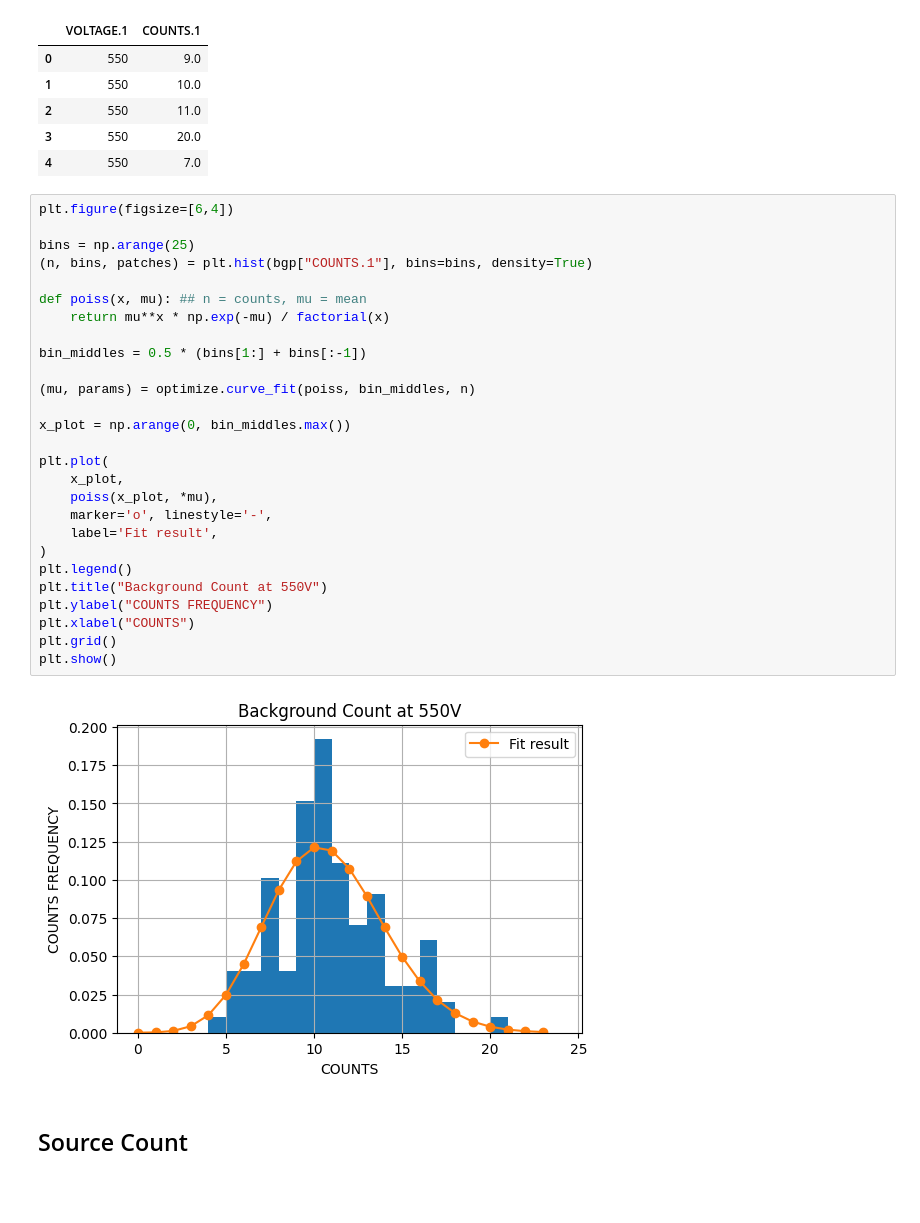
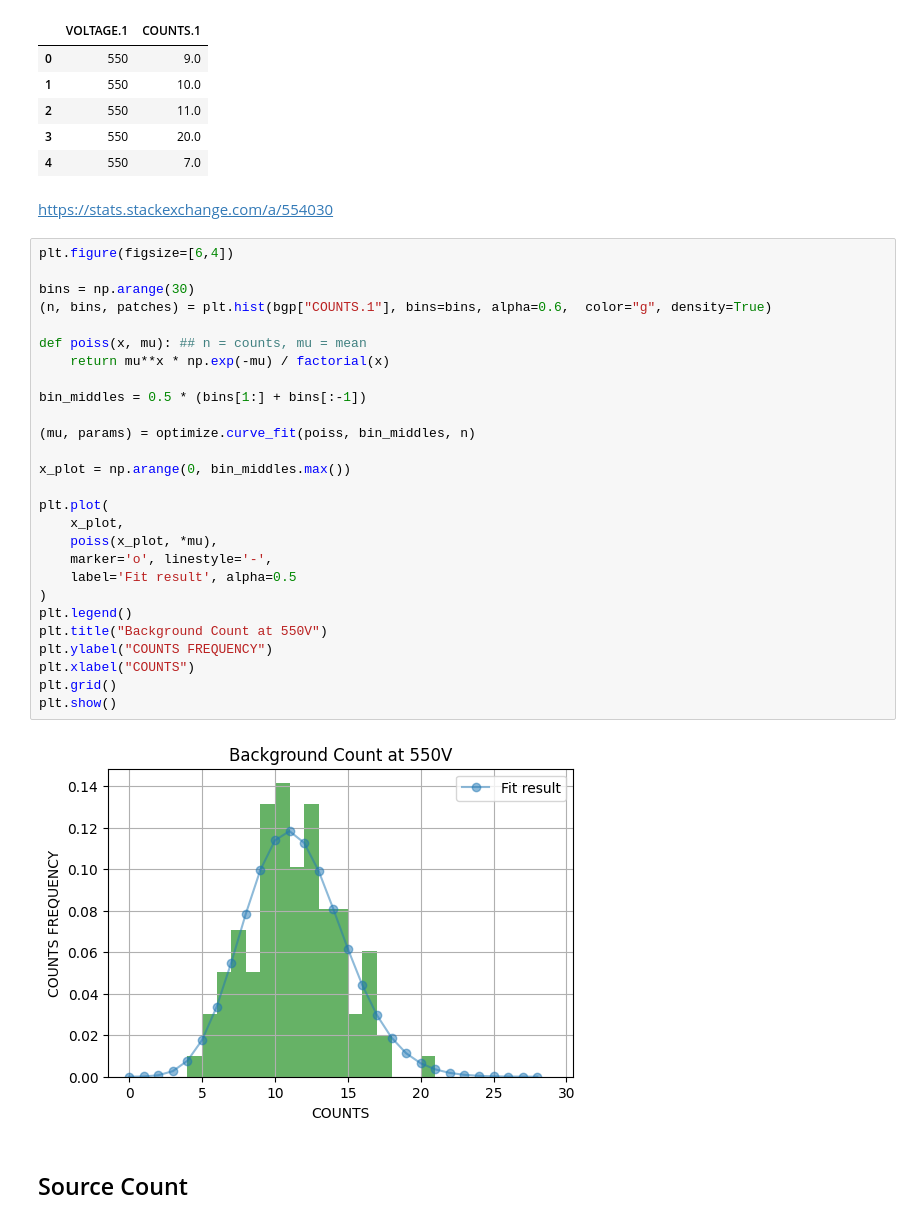
Before and after one commit to dev-aditya/my_codes, a Jupyter notebook: PHY411/gm_counter.ipynb, the cells around one changed output. Drawn from its saved outputs; the diff is of its cells as text; blank space fills up the shorter version.

```diff
--- a/PHY411/gm_counter.ipynb
+++ b/PHY411/gm_counter.ipynb
@@ -75,35 +87,37 @@ See the caveats in the documentation: https://pandas.pydata.org/pandas-docs/stab
 | 2 | 550 | 11.0 |
 | 3 | 550 | 20.0 |
 | 4 | 550 | 7.0 |
+# %% [markdown]
+https://stats.stackexchange.com/a/554030
 # %%
 plt.figure(figsize=[6,4])
 
-bins = np.arange(25)
-(n, bins, patches) = plt.hist(bgp["COUNTS.1"], bins=bins, density=True)
+bins = np.arange(30)
+(n, bins, patches) = plt.hist(bgp["COUNTS.1"], bins=bins, alpha=0.6,  color="g", density=True)
 
 def poiss(x, mu): ## n = counts, mu = mean
     return mu**x * np.exp(-mu) / factorial(x)
 
 bin_middles = 0.5 * (bins[1:] + bins[:-1])
 
 (mu, params) = optimize.curve_fit(poiss, bin_middles, n)
 
 x_plot = np.arange(0, bin_middles.max())
 
 plt.plot(
     x_plot,
     poiss(x_plot, *mu),
     marker='o', linestyle='-',
-    label='Fit result',
+    label='Fit result', alpha=0.5
 )
 plt.legend()
 plt.title("Background Count at 550V")
 plt.ylabel("COUNTS FREQUENCY")
 plt.xlabel("COUNTS")
 plt.grid()
 plt.show()
 # %% [output]
-[figure, old version]
+[figure, new version]
 # %% [markdown]
 ## Source Count
 # %%
```
Also changed, not shown: parts of 6 cells of this notebook.
